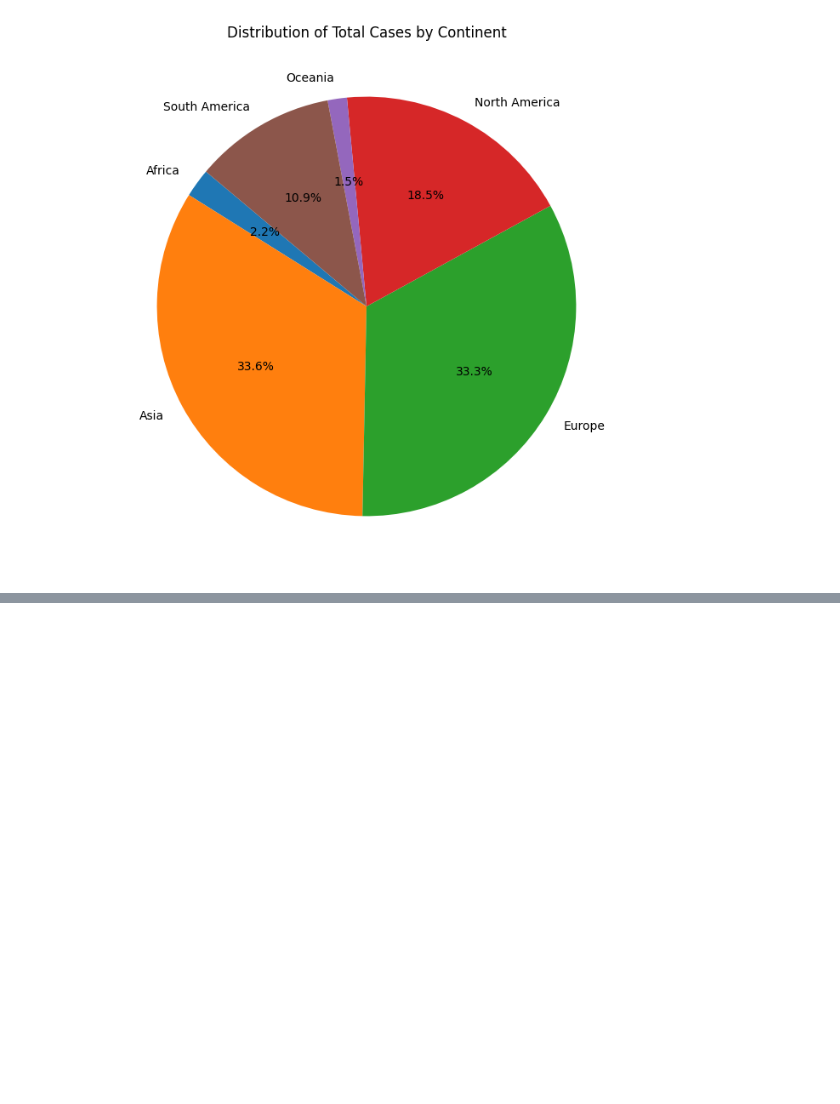
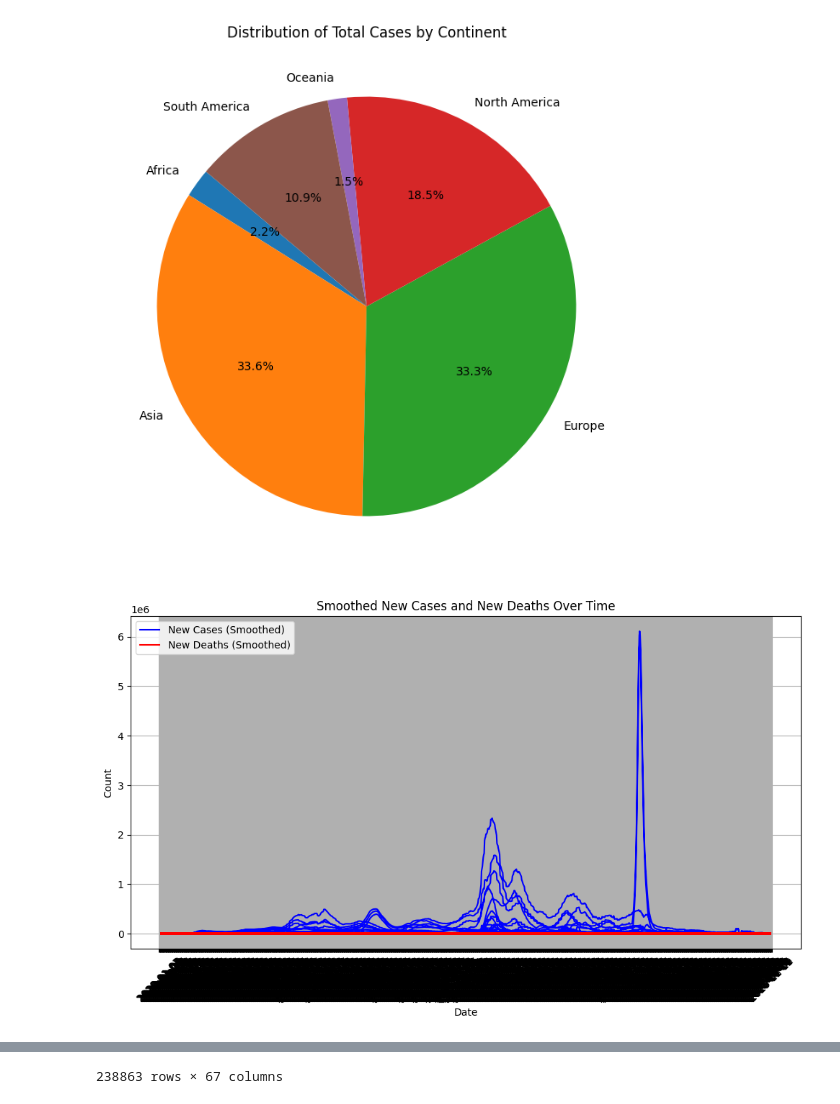
Before and after one commit to Tahmid-Amin/AI-Group_8, a Jupyter notebook: Graphs.ipynb, the cells around one changed output, grey strips where cells are left out. Saved outputs shown, nothing was run; the diff lists cells and outputs as text; code cells hidden in the pictures; blank space fills up the shorter version.

Commit message:
Added analysis to dataset by adding line graph and presented first 5 and last 5 rows in the dataset

```diff
--- a/Graphs.ipynb
+++ b/Graphs.ipynb
@@ -126,3 +126,27 @@ plt.title('Distribution of Total Cases by Continent')
 plt.show()
 # %% [output]
 [figure]
+# %%
+import pandas as pd
+import matplotlib.pyplot as plt
+import numpy as np
+
+df = pd.read_csv("./owid-covid-data.csv")
+df
+
+plt.figure(figsize=(12, 6))
+plt.plot(df['date'], df['new_cases_smoothed'], label='New Cases (Smoothed)', color='b')
+plt.plot(df['date'], df['new_deaths_smoothed'], label='New Deaths (Smoothed)', color='r')
+plt.title('Smoothed New Cases and New Deaths Over Time')
+plt.xlabel('Date')
+plt.ylabel('Count')
+plt.xticks(rotation=45)
+plt.legend()
+plt.grid(True)
+plt.show()
+
+# Fill NaN values in the DataFrame with the mean of each respective column
+df.fillna(df.mean(), inplace=True)
+df
+# %% [output]
+[figure, added]
@@ -128,0 +165 @@ plt.show()
+238863 rows × 67 columns
```
Also changed, not shown: parts of 1 cell of this notebook.
